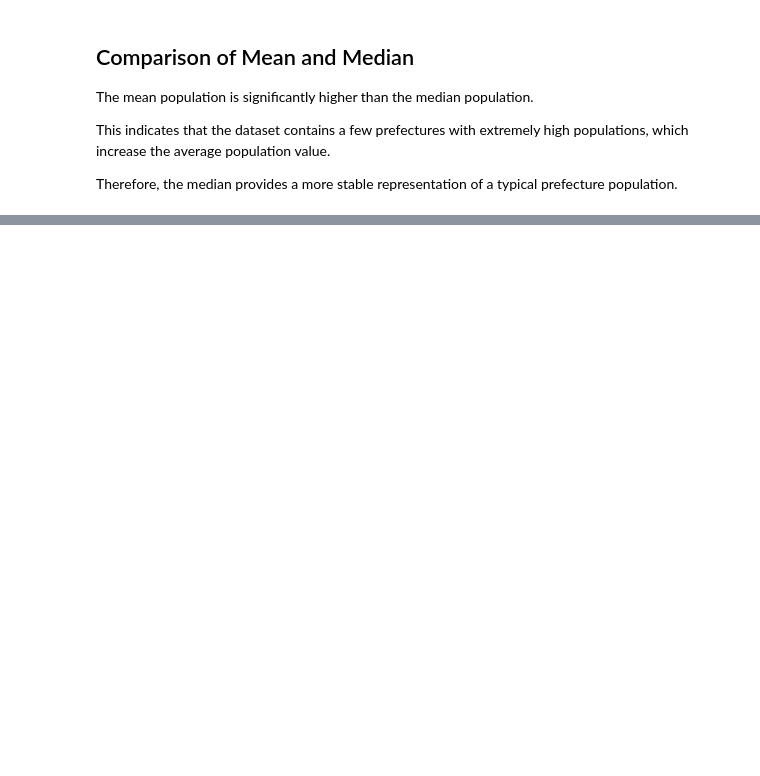
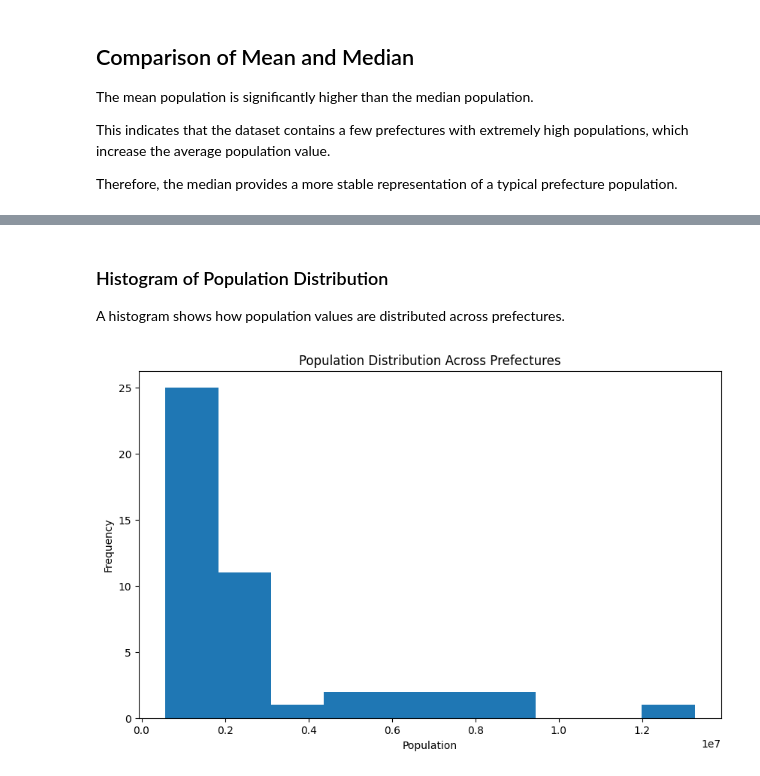
Before and after one commit to Aditya1502-ya/japan-population-analysis, a Jupyter notebook: analysis.ipynb, the cells around one changed output, grey strips where cells are left out. Cells and saved outputs as stored; diff of their text form; code cells hidden in the pictures; blank space fills up the shorter version.

Commit message:
Completed Japan population analysis

```diff
--- a/analysis.ipynb
+++ b/analysis.ipynb
@@ -43,9 +43,13 @@ To make the data usable:
 - Filter data for the latest year
 - Aggregate population for each prefecture
 # %%
-df = df.drop(columns=['Unnamed: 0'], errors='ignore') #since the column would be deleted and if the code ran again it will give error
+df = pd.read_csv("data/japanese_census.csv")
+df = df.drop(columns=['Unnamed: 0'], errors='ignore')
 df = df[df['Year'] == df['Year'].max()]
-df['Prefecture'] = df['Prefecture'].replace('Tokyo Metropolis', 'Tokyo Prefecture') # as tokyo prefecture is commonly named tokyo metropolis or tokyo-to
+df['Prefecture'] = df['Prefecture'].replace(
+    'Tokyo Metropolis',
+    'Tokyo Prefecture'
+)
 df_grouped = df.groupby('Prefecture')['Population'].sum().reset_index()
 df_grouped.head()
 # %% [output]
@@ -155,0 +240,16 @@ Therefore, the median provides a more stable representation of a typical prefect
+# %% [markdown]
+### Histogram of Population Distribution
+
+A histogram shows how population values are distributed across prefectures.
+# %%
+plt.figure(figsize=(10, 6))
+
+plt.hist(df_grouped['Population'], bins=10)
+
+plt.title("Population Distribution Across Prefectures")
+plt.xlabel("Population")
+plt.ylabel("Frequency")
+
+plt.show()
+# %% [output]
+[figure, added]
```
Also changed, not shown: parts of 24 cells of this notebook.
